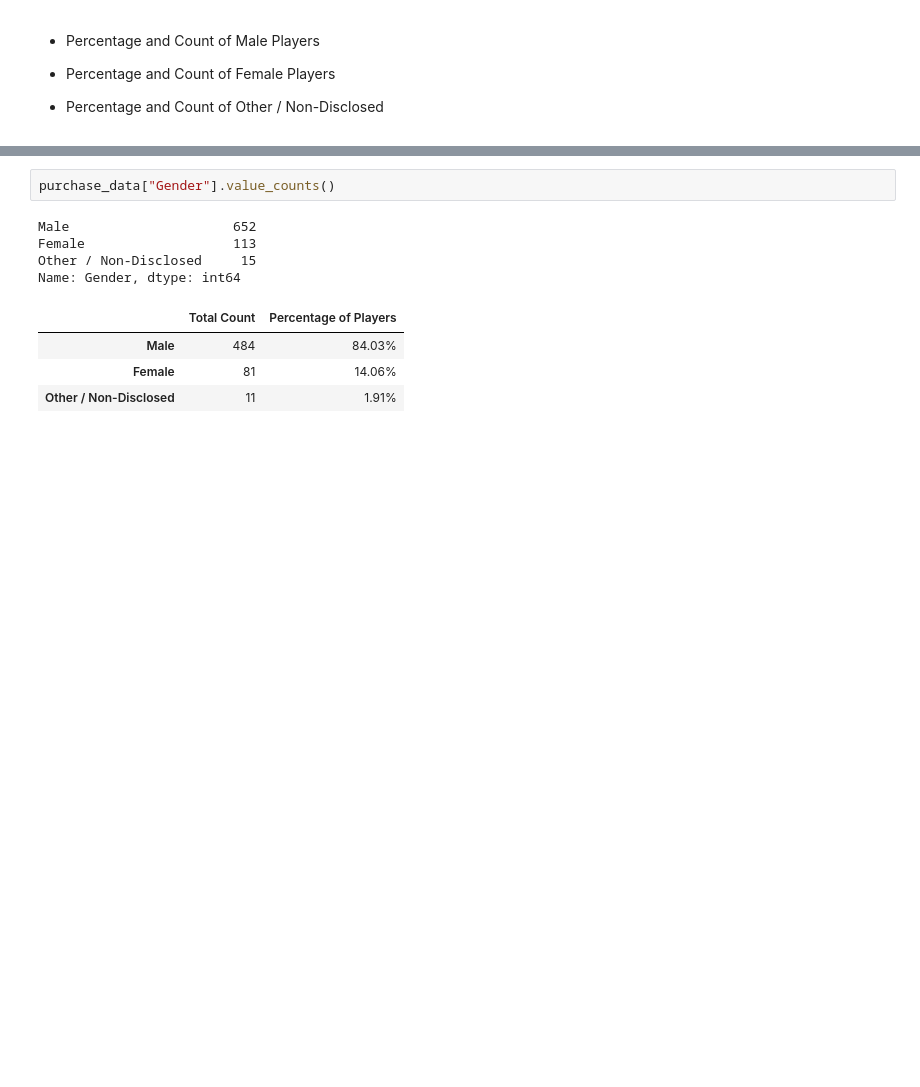
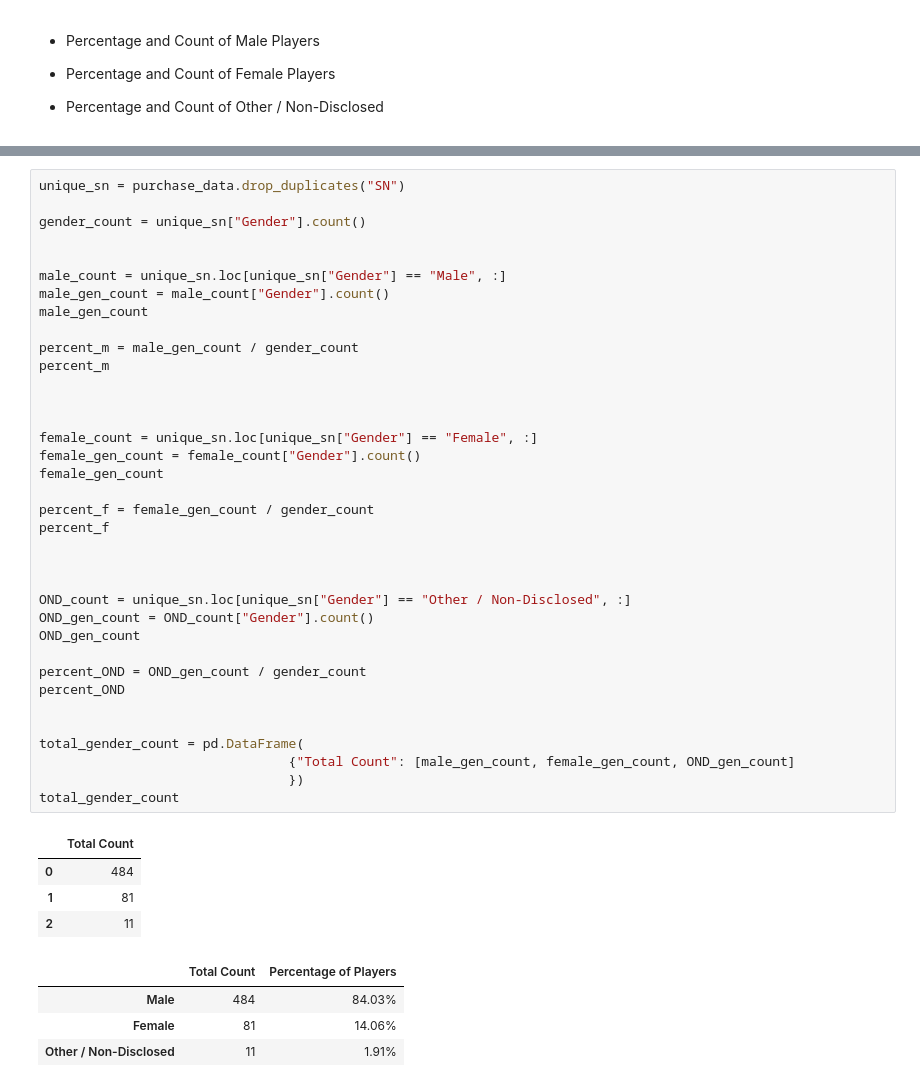
Before and after one commit to Richard-Lee123/Pandas-Challenge, a Jupyter notebook: HeroesOfPymoli_starter.ipynb, the cells around one changed output, grey strips where cells are left out. Cells and saved outputs as stored; diff of their text form; blank space fills up the shorter version.

Commit message:
working on the total gender/percentage gender

```diff
--- a/HeroesOfPymoli_starter.ipynb
+++ b/HeroesOfPymoli_starter.ipynb
@@ -102,13 +90,47 @@ gen_count
 | Female | 81 |
 | Male | 484 |
 | Other / Non-Disclosed | 11 |
-# %%
-purchase_data["Gender"].value_counts()
-# %% [output]
-Male                     652
-Female                   113
-Other / Non-Disclosed     15
-Name: Gender, dtype: int64
+# %%
+unique_sn = purchase_data.drop_duplicates("SN")
+
+gender_count = unique_sn["Gender"].count()
+
+
+male_count = unique_sn.loc[unique_sn["Gender"] == "Male", :]
+male_gen_count = male_count["Gender"].count()
+male_gen_count
+
+percent_m = male_gen_count / gender_count
+percent_m
+
+
+
+female_count = unique_sn.loc[unique_sn["Gender"] == "Female", :]
+female_gen_count = female_count["Gender"].count()
+female_gen_count
+
+percent_f = female_gen_count / gender_count
+percent_f
+
+
+
+OND_count = unique_sn.loc[unique_sn["Gender"] == "Other / Non-Disclosed", :]
+OND_gen_count = OND_count["Gender"].count()
+OND_gen_count
+
+percent_OND = OND_gen_count / gender_count
+percent_OND
+
+
+total_gender_count = pd.DataFrame(
+                                {"Total Count": [male_gen_count, female_gen_count, OND_gen_count]
+                                })
+total_gender_count
+# %% [output]
+|  | Total Count |
+| 0 | 484 |
+| 1 | 81 |
+| 2 | 11 |
 # %%
 # %% [output]
 |  | Total Count | Percentage of Players |
```
Also changed, not shown: parts of 2 cells of this notebook.
